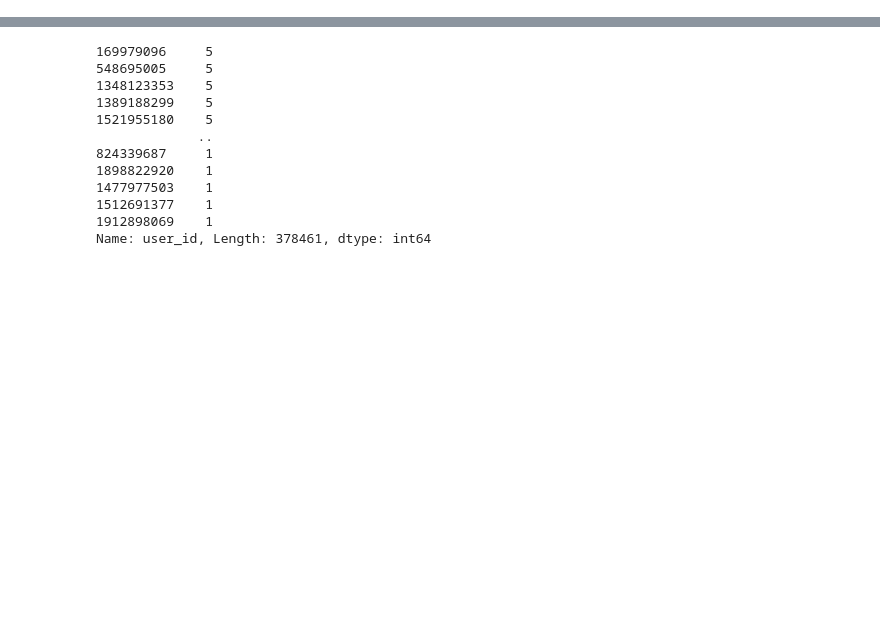
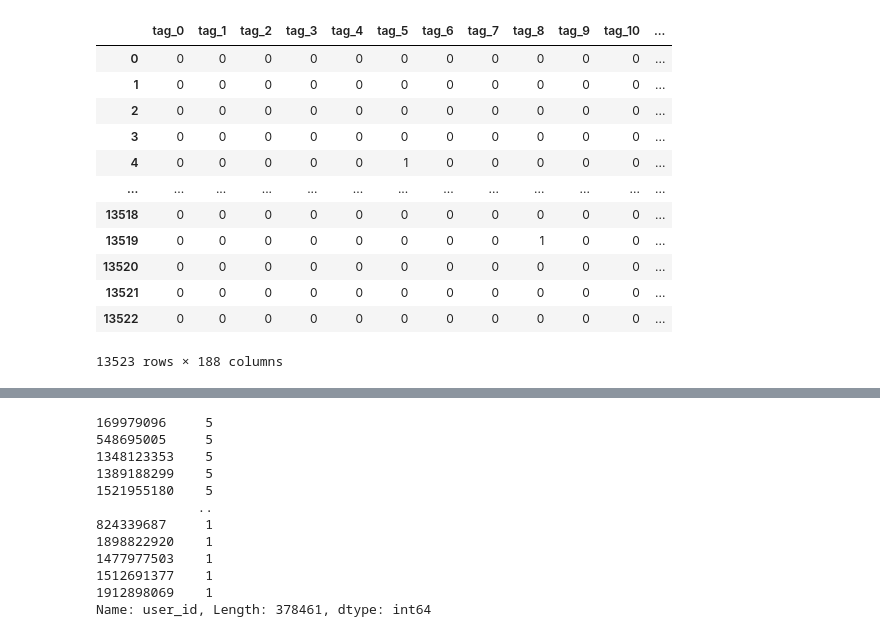
Before and after one commit to zakopuro/kaggle_Riiid, a Jupyter notebook: notebook/EDA3.ipynb, the cells around one changed output, grey strips where cells are left out. Saved outputs shown, nothing was run; the diff lists cells and outputs as text; code cells hidden in the pictures; blank space fills up the shorter version.

```diff
--- a/notebook/EDA3.ipynb
+++ b/notebook/EDA3.ipynb
@@ -30,0 +62,3 @@ df.head()
+# %%
+with open('../models/094_simple_lgb.pkl' , 'rb') as f:
+    model = pickle.load(f)
@@ -30,0 +238,9 @@ df.head()
+# %%
+a = [1,2,3]
+for i in range(6):
+    if i < len(a):
+        print('list')
+        print(a[i])
+    else:
+        print('non')
+        print(i)
@@ -30,0 +297,13 @@ df.head()
+# %%
+questions = pd.read_csv('../data/input/questions.csv')
+lst = []
+for tags in questions["tags"]:
+    ohe = np.zeros(188)
+    if str(tags) != "nan":
+        for tag in tags.split():
+            ohe += np.eye(188)[int(tag)]
+    lst.append(ohe)
+tags_df = pd.DataFrame(lst, columns=[f"tag_{i}" for i in range(188)]).astype(int)
+
+questions = pd.concat([questions,tags_df],axis=1)
+questions.rename(columns={'question_id':'content_id'})
@@ -30,0 +330,26 @@ df.head()
+# %%
+lst = []
+questions = pd.read_csv('../data/input/questions.csv')
+for tags in questions["tags"]:
+    ohe = np.zeros(188)
+    if str(tags) != "nan":
+        for tag in tags.split():
+            ohe += np.eye(188)[int(tag)]
+    lst.append(ohe)
+tags_df = pd.DataFrame(lst, columns=[f"tag_{i}" for i in range(188)]).astype(int)
+# %%
+tags_df
+# %% [output]
+|  | tag_0 | tag_1 | tag_2 | tag_3 | tag_4 | tag_5 | tag_6 | tag_7 | tag_8 | tag_9 | tag_10 | ... |
+| 0 | 0 | 0 | 0 | 0 | 0 | 0 | 0 | 0 | 0 | 0 | 0 | ... |
+| 1 | 0 | 0 | 0 | 0 | 0 | 0 | 0 | 0 | 0 | 0 | 0 | ... |
+| 2 | 0 | 0 | 0 | 0 | 0 | 0 | 0 | 0 | 0 | 0 | 0 | ... |
+| 3 | 0 | 0 | 0 | 0 | 0 | 0 | 0 | 0 | 0 | 0 | 0 | ... |
+| 4 | 0 | 0 | 0 | 0 | 0 | 1 | 0 | 0 | 0 | 0 | 0 | ... |
+| ... | ... | ... | ... | ... | ... | ... | ... | ... | ... | ... | ... | ... |
+| 13518 | 0 | 0 | 0 | 0 | 0 | 0 | 0 | 0 | 0 | 0 | 0 | ... |
+| 13519 | 0 | 0 | 0 | 0 | 0 | 0 | 0 | 0 | 1 | 0 | 0 | ... |
+| 13520 | 0 | 0 | 0 | 0 | 0 | 0 | 0 | 0 | 0 | 0 | 0 | ... |
+| 13521 | 0 | 0 | 0 | 0 | 0 | 0 | 0 | 0 | 0 | 0 | 0 | ... |
+| 13522 | 0 | 0 | 0 | 0 | 0 | 0 | 0 | 0 | 0 | 0 | 0 | ... |
+13523 rows × 188 columns
```
Also changed, not shown: parts of 68 cells of this notebook, 24 other files.
